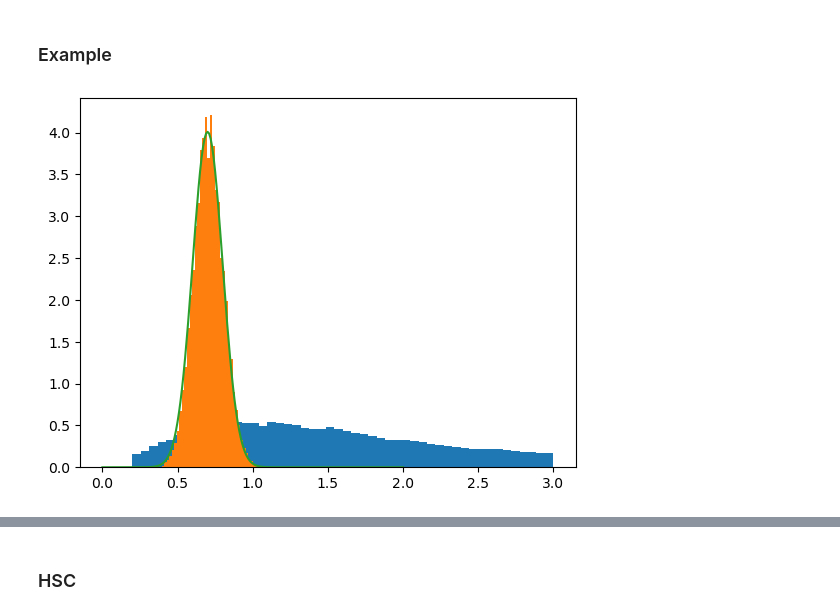
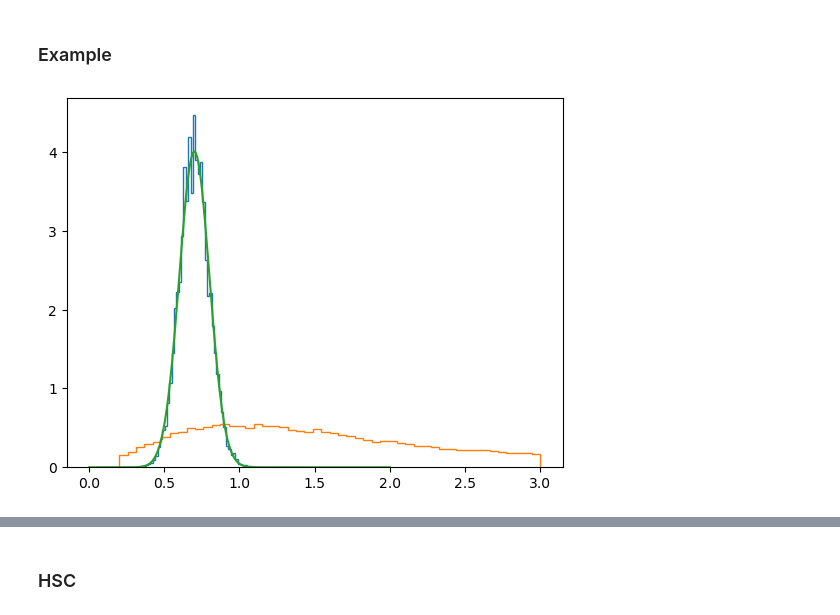
Before and after one commit to zhangzzk/blending_emulator, a Jupyter notebook: blending_predictor.ipynb, the cells around one changed output, grey strips where cells are left out. Cells and saved outputs as stored; diff of their text form; code cells hidden in the pictures.

Commit message:
update resampling algorithm

```diff
--- a/blending_predictor.ipynb
+++ b/blending_predictor.ipynb
@@ -103,10 +132,3 @@ nz_z = np.linspace(0, 2, 201)
 nz_dz = (nz_z[-1]-nz_z[0])/nz_z.size
 dndz = np.exp(-(nz_z-0.7)**2/2/0.1**2)   # assume some simple n(z)
 dndz /= (dndz.sum()*nz_dz)
-
-resam_idx = nz_resample(icat, (dndz, nz_z))
-plt.hist(icat['redshift'],density=True,bins=50);
-plt.hist(icat['redshift'].iloc[resam_idx],density=True,bins=50);
-plt.plot(nz_z,dndz);
-# %% [output]
-[figure, removed]
@@ -116,3 +135,12 @@ new_nz = dndz + delta_n
+# %%
+reg_cat,z,delta_n = correct_nz(icat,(dndz,nz_z))
+new_nz = dndz + delta_n
+
+plt.hist(reg_cat['redshift_input_p'],bins=50,density=True,histtype='step');
+plt.hist(icat['redshift'],bins=50,density=True,histtype='step');
+plt.plot(nz_z,dndz);
+# %% [output]
+[figure, added]
 # %%
 plt.plot(z,delta_n,linewidth=2,label=r'$\Delta n_{\gamma}$');
 plt.plot(nz_z,dndz,linewidth=2,label=r'$old~n_{\gamma}$');
```
Also changed, not shown: parts of 8 cells of this notebook, 3 other files.
